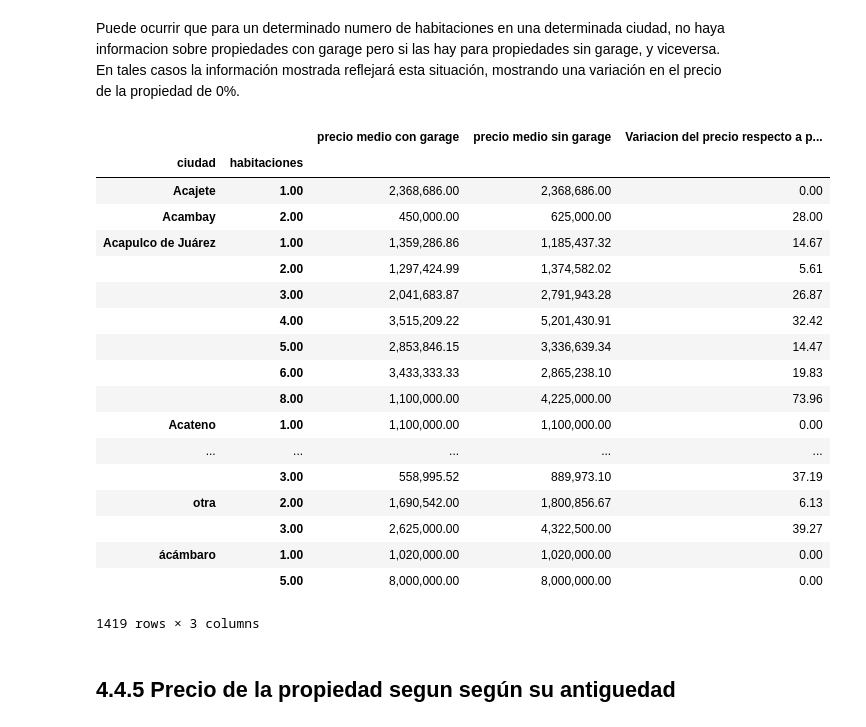
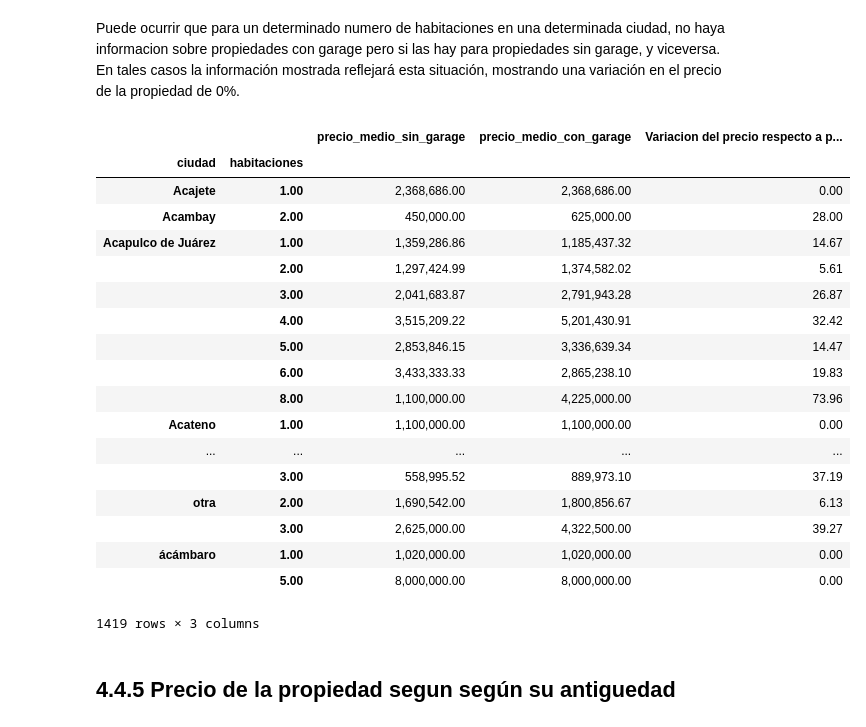
Before and after one commit to tomasSabao/TP1-OrganizacionDeDatos, a Jupyter notebook: TP1.ipynb, the cells around one changed output. Saved outputs shown, nothing was run; the diff lists cells and outputs as text; code cells hidden in the pictures.

```diff
--- a/TP1.ipynb
+++ b/TP1.ipynb
@@ -432,36 +474,36 @@ Puede ocurrir que para un determinado numero de habitaciones en una determinada
 
 df_garages=df.loc[df.garages==1]
 df_sin_garages=df.loc[df.garages==0]
 df_garages=df_garages.groupby(['ciudad','habitaciones']).aggregate({'precio' : 'mean'})
-df_garages.columns=['precio medio con garage']
+df_garages.columns=['precio_medio_sin_garage']
 
 df_sin_garages=df_sin_garages=df.groupby(['ciudad','habitaciones']).aggregate({'precio': 'mean'})
-df_sin_garages.columns=['precio medio sin garage']
+df_sin_garages.columns=['precio_medio_con_garage']
 df_muestra=pd.merge(df_garages,df_sin_garages, on=['ciudad','habitaciones'])
 
 #ahora tomando el precio medio sin garage como muestra,considerando que no tener garage debería ser mas barato que tener
 #me fijo en cuanto impacta la existencia del garage
 
 serie_con_garage=df_muestra.iloc[:,0]
 serie_sin_garage=df_muestra.iloc[:,1]
 
 precio_con_garage=[]
 for elemento in serie_con_garage:
     precio_con_garage.append(elemento)
 precio_sin_garage=[]
 for elemento in serie_sin_garage:
     precio_sin_garage.append(elemento)
 lista_porcentajes=[]
 for x in range (0,len(precio_con_garage)):
     numero=abs(float(precio_sin_garage[x]-precio_con_garage[x]))
     numero=numero/float(precio_sin_garage[x])
     numero=numero*100
     lista_porcentajes.append(numero)
 
 df_muestra['Variacion del precio respecto a propiedad sin garage en %']=lista_porcentajes
 df_muestra
 # %% [output]
-|  |  | precio medio con garage | precio medio sin garage | Variacion del precio respecto a p... |
+|  |  | precio_medio_sin_garage | precio_medio_con_garage | Variacion del precio respecto a p... |
 | ciudad | habitaciones |  |  |  |
 | Acajete | 1.00 | 2,368,686.00 | 2,368,686.00 | 0.00 |
 | Acambay | 2.00 | 450,000.00 | 625,000.00 | 28.00 |
```
Also changed, not shown: parts of 26 cells of this notebook.
